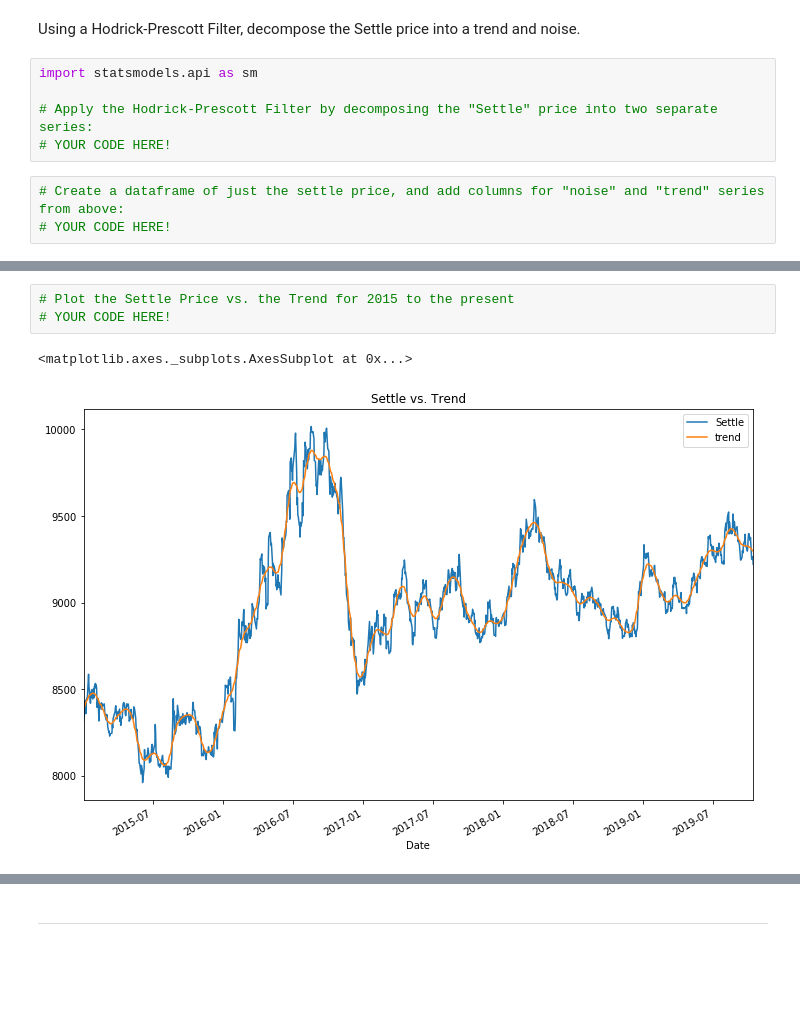
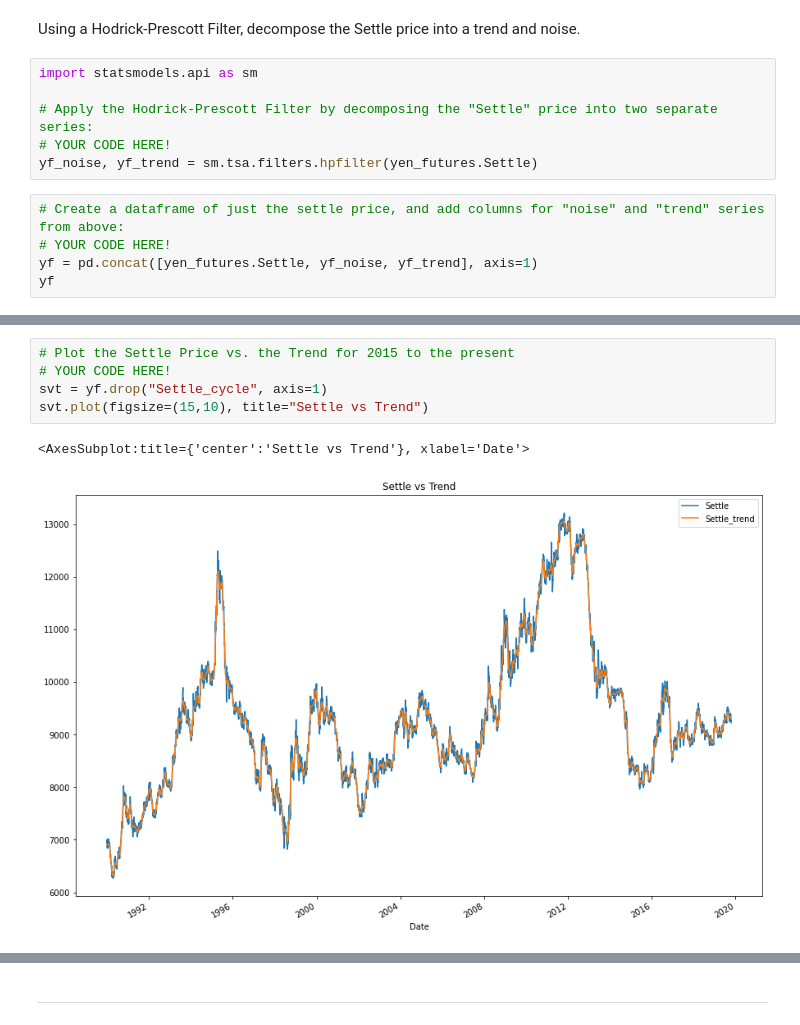
Before and after one commit to sudo-August/a-yen-for-the-future, a Jupyter notebook: time_series_analysis.ipynb, the cells around one changed output, grey strips where cells are left out. Saved outputs shown, nothing was run; the diff lists cells and outputs as text; blank space fills up the shorter version.

```diff
--- a/time_series_analysis.ipynb
+++ b/time_series_analysis.ipynb
@@ -55,7 +55,10 @@ import statsmodels.api as sm
 
 # Apply the Hodrick-Prescott Filter by decomposing the "Settle" price into two separate series:
 # YOUR CODE HERE!
+yf_noise, yf_trend = sm.tsa.filters.hpfilter(yen_futures.Settle)
 # %%
 # Create a dataframe of just the settle price, and add columns for "noise" and "trend" series from above:
 # YOUR CODE HERE!
+yf = pd.concat([yen_futures.Settle, yf_noise, yf_trend], axis=1)
+yf
 # %% [output]
@@ -69,9 +79,11 @@ import statsmodels.api as sm
 # %%
 # Plot the Settle Price vs. the Trend for 2015 to the present
 # YOUR CODE HERE!
+svt = yf.drop("Settle_cycle", axis=1)
+svt.plot(figsize=(15,10), title="Settle vs Trend")
 # %% [output]
-<matplotlib.axes._subplots.AxesSubplot at 0x...>
+<AxesSubplot:title={'center':'Settle vs Trend'}, xlabel='Date'>
-[figure, old version]
+[figure, new version]
 # %%
 # Plot the Settle Noise
 # YOUR CODE HERE!
```
Also changed, not shown: parts of 2 cells of this notebook.
